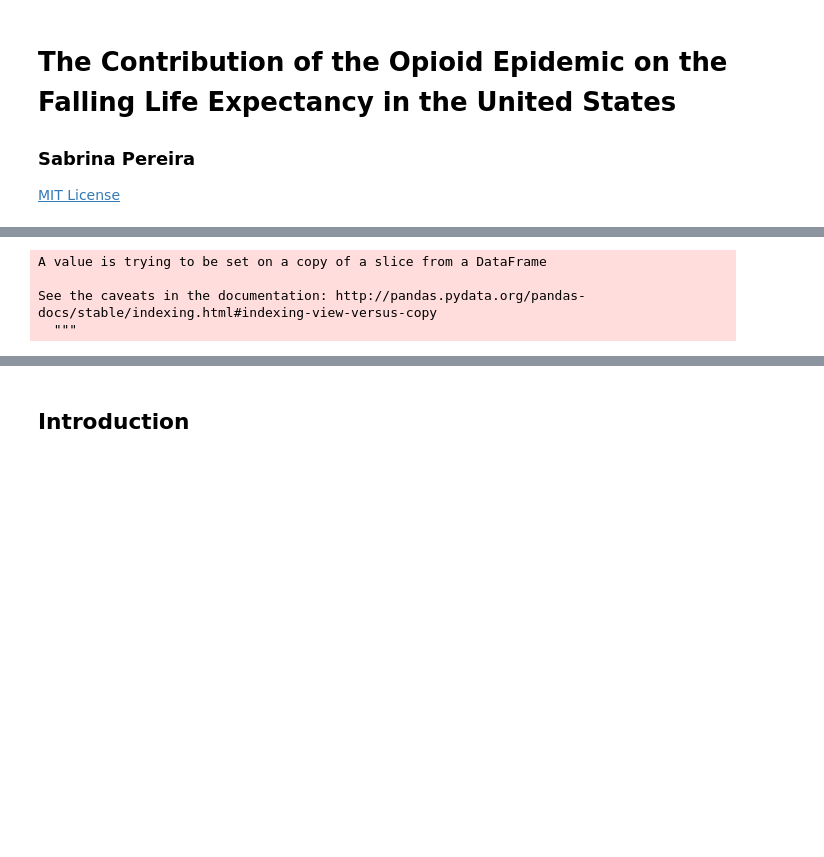
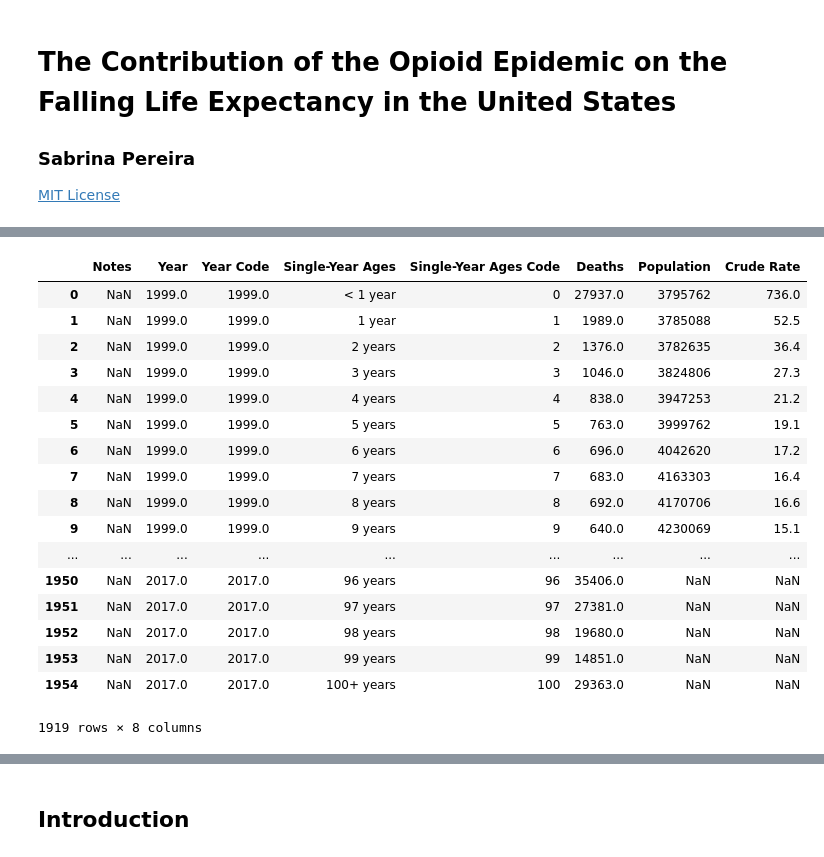
Before and after one commit to ASHSWAN1999/DataScienceProject2, a Jupyter notebook: project2.ipynb, the cells around one changed output, grey strips where cells are left out. Cells and saved outputs as stored; diff of their text form; code cells hidden in the pictures; blank space fills up the shorter version.

```diff
--- a/project2.ipynb
+++ b/project2.ipynb
@@ -30,7 +34,9 @@ ag_mort_totals = ag_mort[(ag_mort.Notes == 'Total') & (ag_mort.Year.notna())].re
 
 # Clean data to only contain rows that have valid years
 sy_mort = sy_mort[(sy_mort.Year.notna()) & (sy_mort['Single-Year Ages Code'] != 'NS') & (sy_mort.Notes.isna())]
-sy_mort = sy_mort[(sy_mort['Single-Year Ages Code'].astype('int64') < 86)]
+# sy_mort = sy_mort[(sy_mort['Single-Year Ages Code'].astype('int64') < 86)]
+sy_mort.replace('Not Applicable',np.nan, inplace=True)
+
 ag_mort = ag_mort[(ag_mort.Year.notna()) & (ag_mort['Ten-Year Age Groups Code'] != 'NS') & (ag_mort.Notes.isna())]
 
 # opioid['Crude Rate'].replace('Unreliable',0, inplace=True)     # In cases where the Crude Rate is very small it is termed "Unreliable", we will replace it with 0
@@ -88,11 +52,29 @@ sy_mort
 # %%
-for i in range(1999, 2018):
-    sy_index = sy_mort.index[(sy_mort['Single-Year Ages Code']=='85') & (sy_mort['Year']==i) ].tolist()[0]
-    ag_index = ag_mort.index[(ag_mort['Ten-Year Age Groups Code']=='85+') & (ag_mort['Year']==i) ].tolist()[0]
+# for i in range(1999, 2018):
+#     sy_index = sy_mort.index[(sy_mort['Single-Year Ages Code']=='85') & (sy_mort['Year']==i) ].tolist()[0]
+#     ag_index = ag_mort.index[(ag_mort['Ten-Year Age Groups Code']=='85+') & (ag_mort['Year']==i) ].tolist()[0]
 
-    sy_mort.loc[sy_index]['Deaths'] = ag_mort.loc[ag_index]['Deaths']
+#     sy_mort.at[sy_index,'Deaths'] = ag_mort.at[ag_index,'Deaths']
+#     sy_mort.at[sy_index,'Population'] = ag_mort.at[ag_index,'Population']
+#     sy_mort.at[sy_index,'Crude Rate'] = ag_mort.at[ag_index,'Crude Rate']
+
+sy_mort
 # %% [output]
+|  | Notes | Year | Year Code | Single-Year Ages | Single-Year Ages Code | Deaths | Population | Crude Rate |
+| 0 | NaN | 1999.0 | 1999.0 | < 1 year | 0 | 27937.0 | 3795762 | 736.0 |
+| 1 | NaN | 1999.0 | 1999.0 | 1 year | 1 | 1989.0 | 3785088 | 52.5 |
+| 2 | NaN | 1999.0 | 1999.0 | 2 years | 2 | 1376.0 | 3782635 | 36.4 |
+| 3 | NaN | 1999.0 | 1999.0 | 3 years | 3 | 1046.0 | 3824806 | 27.3 |
+| 4 | NaN | 1999.0 | 1999.0 | 4 years | 4 | 838.0 | 3947253 | 21.2 |
+| 5 | NaN | 1999.0 | 1999.0 | 5 years | 5 | 763.0 | 3999762 | 19.1 |
+| 6 | NaN | 1999.0 | 1999.0 | 6 years | 6 | 696.0 | 4042620 | 17.2 |
+| 7 | NaN | 1999.0 | 1999.0 | 7 years | 7 | 683.0 | 4163303 | 16.4 |
+| 8 | NaN | 1999.0 | 1999.0 | 8 years | 8 | 692.0 | 4170706 | 16.6 |
+| 9 | NaN | 1999.0 | 1999.0 | 9 years | 9 | 640.0 | 4230069 | 15.1 |
+| ... | ... | ... | ... | ... | ... | ... | ... | ... |
+| 1950 | NaN | 2017.0 | 2017.0 | 96 years | 96 | 35406.0 | NaN | NaN |
+| 1951 | NaN | 2017.0 | 2017.0 | 97 years | 97 | 27381.0 | NaN | NaN |
+| 1952 | NaN | 2017.0 | 2017.0 | 98 years | 98 | 19680.0 | NaN | NaN |
+| 1953 | NaN | 2017.0 | 2017.0 | 99 years | 99 | 14851.0 | NaN | NaN |
+| 1954 | NaN | 2017.0 | 2017.0 | 100+ years | 100 | 29363.0 | NaN | NaN |
-A value is trying to be set on a copy of a slice from a DataFrame
-
-See the caveats in the documentation: http://pandas.pydata.org/pandas-docs/stable/indexing.html#indexing-view-versus-copy
-  """
+1919 rows × 8 columns
```
Also changed, not shown: parts of 17 cells of this notebook.
